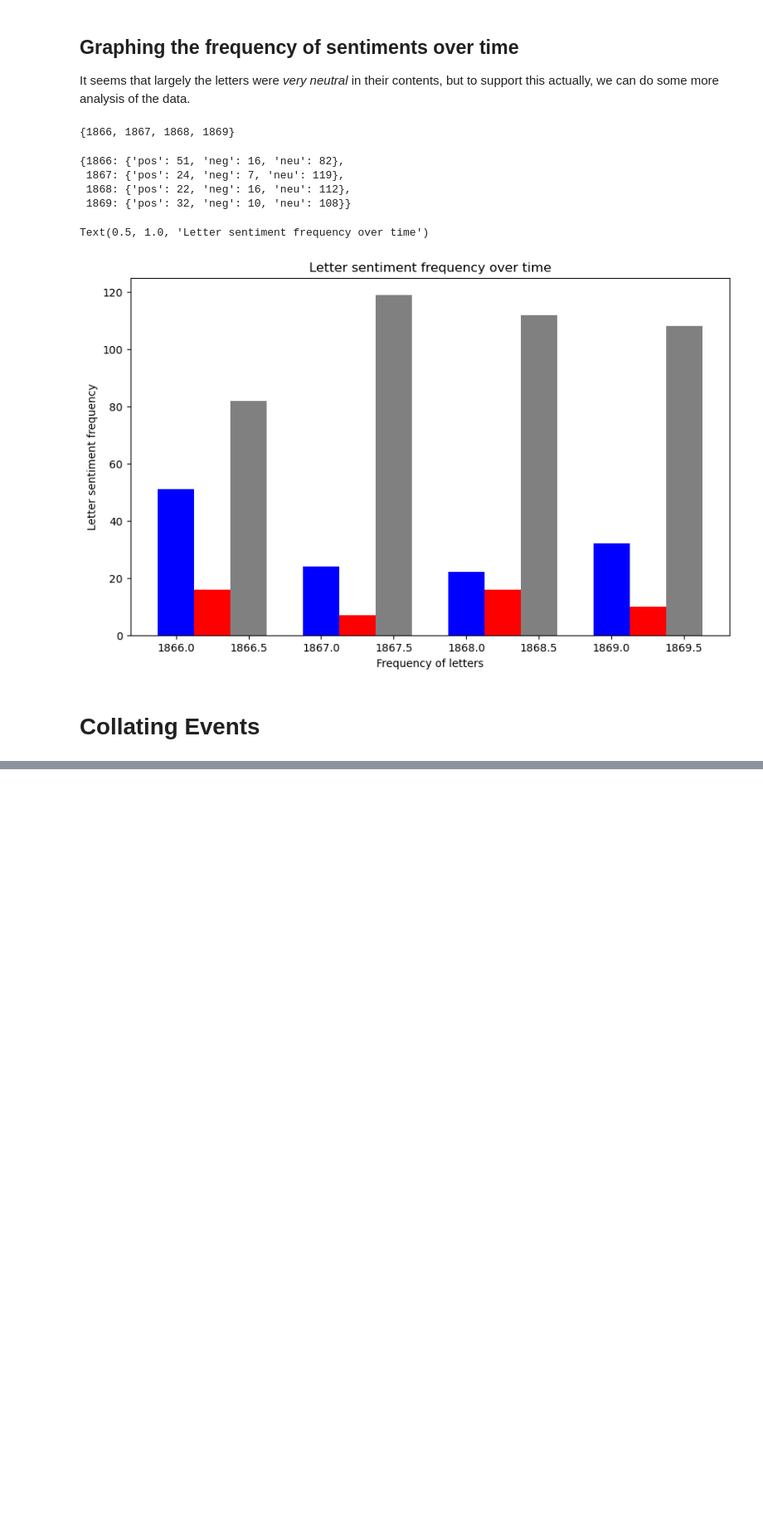
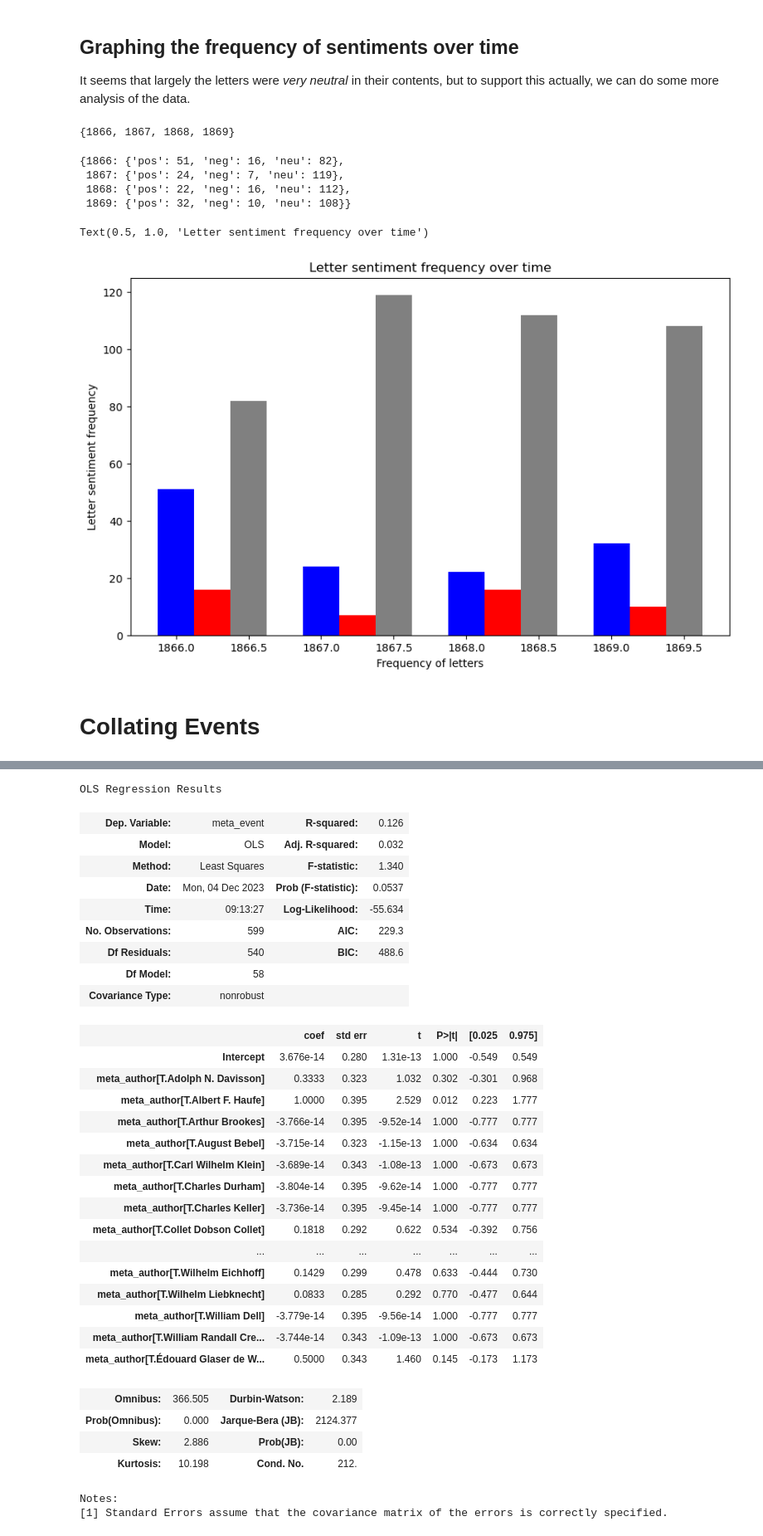
Before and after one commit to hanleyc01/sentiment-analysis, a Jupyter notebook: per_year_sentiment.ipynb, the cells around one changed output, grey strips where cells are left out. Shown: that part at 83% size. Drawn from its saved outputs; the diff is of its cells as text; code cells hidden in the pictures; blank space fills up the shorter version.

```diff
--- a/per_year_sentiment.ipynb
+++ b/per_year_sentiment.ipynb
@@ -252,0 +266,35 @@ Logit Regression Results
+# %%
+smf.ols('meta_event ~ meta_author', data=events).fit().summary()
+# %% [output]
+OLS Regression Results
+| Dep. Variable: | meta_event | R-squared: | 0.126 |
+| Model: | OLS | Adj. R-squared: | 0.032 |
+| Method: | Least Squares | F-statistic: | 1.340 |
+| Date: | Mon, 04 Dec 2023 | Prob (F-statistic): | 0.0537 |
+| Time: | 09:13:27 | Log-Likelihood: | -55.634 |
+| No. Observations: | 599 | AIC: | 229.3 |
+| Df Residuals: | 540 | BIC: | 488.6 |
+| Df Model: | 58 |  |  |
+| Covariance Type: | nonrobust |  |  |
+|  | coef | std err | t | P>|t| | [0.025 | 0.975] |
+| Intercept | 3.676e-14 | 0.280 | 1.31e-13 | 1.000 | -0.549 | 0.549 |
+| meta_author[T.Adolph N. Davisson] | 0.3333 | 0.323 | 1.032 | 0.302 | -0.301 | 0.968 |
+| meta_author[T.Albert F. Haufe] | 1.0000 | 0.395 | 2.529 | 0.012 | 0.223 | 1.777 |
+| meta_author[T.Arthur Brookes] | -3.766e-14 | 0.395 | -9.52e-14 | 1.000 | -0.777 | 0.777 |
+| meta_author[T.August Bebel] | -3.715e-14 | 0.323 | -1.15e-13 | 1.000 | -0.634 | 0.634 |
+| meta_author[T.Carl Wilhelm Klein] | -3.689e-14 | 0.343 | -1.08e-13 | 1.000 | -0.673 | 0.673 |
+| meta_author[T.Charles Durham] | -3.804e-14 | 0.395 | -9.62e-14 | 1.000 | -0.777 | 0.777 |
+| meta_author[T.Charles Keller] | -3.736e-14 | 0.395 | -9.45e-14 | 1.000 | -0.777 | 0.777 |
+| meta_author[T.Collet Dobson Collet] | 0.1818 | 0.292 | 0.622 | 0.534 | -0.392 | 0.756 |
+| ... | ... | ... | ... | ... | ... | ... |
+| meta_author[T.Wilhelm Eichhoff] | 0.1429 | 0.299 | 0.478 | 0.633 | -0.444 | 0.730 |
+| meta_author[T.Wilhelm Liebknecht] | 0.0833 | 0.285 | 0.292 | 0.770 | -0.477 | 0.644 |
+| meta_author[T.William Dell] | -3.779e-14 | 0.395 | -9.56e-14 | 1.000 | -0.777 | 0.777 |
+| meta_author[T.William Randall Cre... | -3.744e-14 | 0.343 | -1.09e-13 | 1.000 | -0.673 | 0.673 |
+| meta_author[T.Édouard Glaser de W... | 0.5000 | 0.343 | 1.460 | 0.145 | -0.173 | 1.173 |
+| Omnibus: | 366.505 | Durbin-Watson: | 2.189 |
+| Prob(Omnibus): | 0.000 | Jarque-Bera (JB): | 2124.377 |
+| Skew: | 2.886 | Prob(JB): | 0.00 |
+| Kurtosis: | 10.198 | Cond. No. | 212. |
+Notes:
+[1] Standard Errors assume that the covariance matrix of the errors is correctly specified.
```
Also changed, not shown: parts of 11 cells of this notebook, 3 other files.
